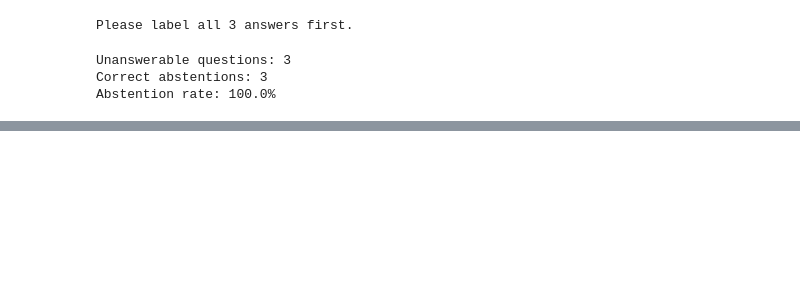
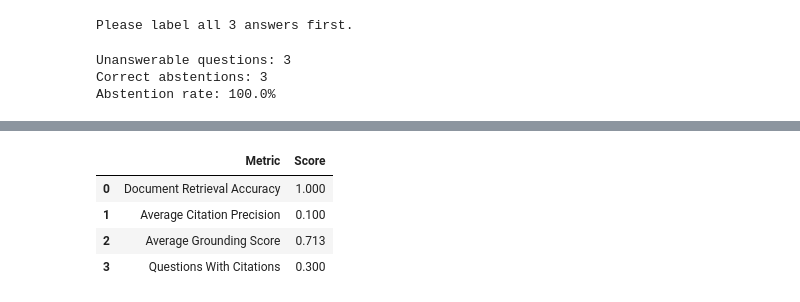
Before and after one commit to sanskar407/ResearchRAG, a Jupyter notebook: notebooks/04_rag_evaluation.ipynb, the cells around one changed output, grey strips where cells are left out. Drawn from its saved outputs; the diff is of its cells as text; code cells hidden in the pictures; blank space fills up the shorter version.

```diff
--- a/notebooks/04_rag_evaluation.ipynb
+++ b/notebooks/04_rag_evaluation.ipynb
@@ -485,0 +566,31 @@ ImportError: cannot import name 'evaluate_grounding' from 'src.evaluator' (c:\Us
+# %%
+overall_metrics = {
+    "Document Retrieval Accuracy":
+        answer_evaluation_df["Expected Source Retrieved"].mean(),
+
+    "Average Citation Precision":
+        answer_evaluation_df["Citation Precision"].mean(),
+
+    "Average Grounding Score":
+        answer_evaluation_df["Grounding Score"].mean(),
+
+    "Questions With Citations":
+        (
+            answer_evaluation_df["Total Citations"] > 0
+        ).mean(),
+}
+
+overall_df = pd.DataFrame(
+    {
+        "Metric": overall_metrics.keys(),
+        "Score": overall_metrics.values(),
+    }
+)
+
+display(overall_df.round(3))
+# %% [output]
+|  | Metric | Score |
+| 0 | Document Retrieval Accuracy | 1.000 |
+| 1 | Average Citation Precision | 0.100 |
+| 2 | Average Grounding Score | 0.713 |
+| 3 | Questions With Citations | 0.300 |
```
Also changed, not shown: parts of 5 cells of this notebook.
